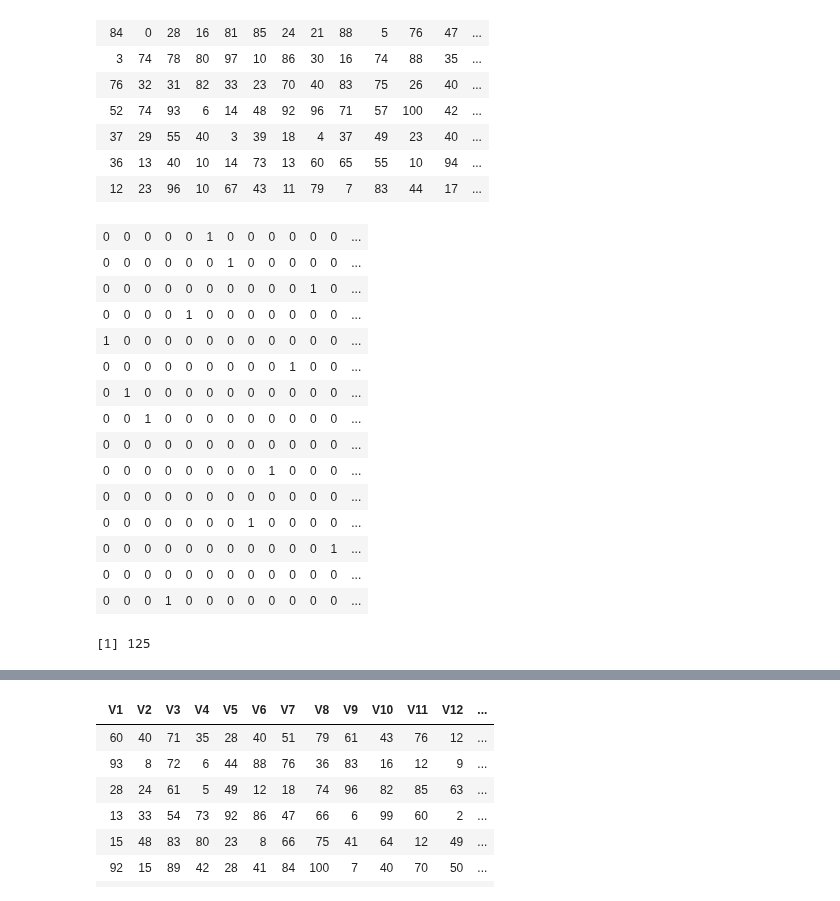
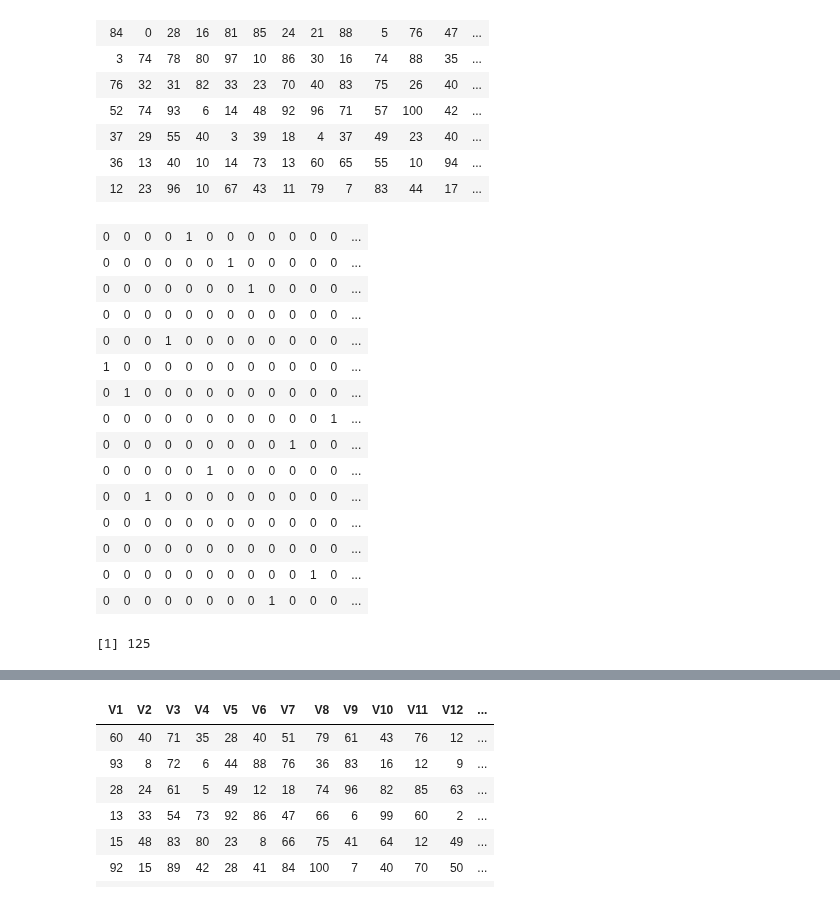
Before and after one commit to garciparedes/integer-programming-heuristics, a Jupyter notebook: integer-programming-heuristics.ipynb, the cells around one changed output, grey strips where cells are left out. Cells and saved outputs as stored; diff of their text form; code cells hidden in the pictures.

```diff
--- a/integer-programming-heuristics.ipynb
+++ b/integer-programming-heuristics.ipynb
@@ -235,24 +294,22 @@ V11
 | 12 | 23 | 96 | 10 | 67 | 43 | 11 | 79 | 7 | 83 | 44 | 17 | ... |
 # %%
 a <- AssignmentExact(matriz.15x15.2)
-matrix(a$solution,
-       nrow = dim(matriz.15x15.2)[1],
-       byrow = TRUE)
+matrix(a$solution, nrow = dim(matriz.15x15.2)[1])
 a$objval
 # %% [output]
+| 0 | 0 | 0 | 0 | 1 | 0 | 0 | 0 | 0 | 0 | 0 | 0 | ... |
+| 0 | 0 | 0 | 0 | 0 | 0 | 1 | 0 | 0 | 0 | 0 | 0 | ... |
+| 0 | 0 | 0 | 0 | 0 | 0 | 0 | 1 | 0 | 0 | 0 | 0 | ... |
+| 0 | 0 | 0 | 0 | 0 | 0 | 0 | 0 | 0 | 0 | 0 | 0 | ... |
+| 0 | 0 | 0 | 1 | 0 | 0 | 0 | 0 | 0 | 0 | 0 | 0 | ... |
+| 1 | 0 | 0 | 0 | 0 | 0 | 0 | 0 | 0 | 0 | 0 | 0 | ... |
+| 0 | 1 | 0 | 0 | 0 | 0 | 0 | 0 | 0 | 0 | 0 | 0 | ... |
+| 0 | 0 | 0 | 0 | 0 | 0 | 0 | 0 | 0 | 0 | 0 | 1 | ... |
+| 0 | 0 | 0 | 0 | 0 | 0 | 0 | 0 | 0 | 1 | 0 | 0 | ... |
 | 0 | 0 | 0 | 0 | 0 | 1 | 0 | 0 | 0 | 0 | 0 | 0 | ... |
-| 0 | 0 | 0 | 0 | 0 | 0 | 1 | 0 | 0 | 0 | 0 | 0 | ... |
-| 0 | 0 | 0 | 0 | 0 | 0 | 0 | 0 | 0 | 0 | 1 | 0 | ... |
-| 0 | 0 | 0 | 0 | 1 | 0 | 0 | 0 | 0 | 0 | 0 | 0 | ... |
-| 1 | 0 | 0 | 0 | 0 | 0 | 0 | 0 | 0 | 0 | 0 | 0 | ... |
-| 0 | 0 | 0 | 0 | 0 | 0 | 0 | 0 | 0 | 1 | 0 | 0 | ... |
-| 0 | 1 | 0 | 0 | 0 | 0 | 0 | 0 | 0 | 0 | 0 | 0 | ... |
 | 0 | 0 | 1 | 0 | 0 | 0 | 0 | 0 | 0 | 0 | 0 | 0 | ... |
 | 0 | 0 | 0 | 0 | 0 | 0 | 0 | 0 | 0 | 0 | 0 | 0 | ... |
+| 0 | 0 | 0 | 0 | 0 | 0 | 0 | 0 | 0 | 0 | 0 | 0 | ... |
+| 0 | 0 | 0 | 0 | 0 | 0 | 0 | 0 | 0 | 0 | 1 | 0 | ... |
 | 0 | 0 | 0 | 0 | 0 | 0 | 0 | 0 | 1 | 0 | 0 | 0 | ... |
-| 0 | 0 | 0 | 0 | 0 | 0 | 0 | 0 | 0 | 0 | 0 | 0 | ... |
-| 0 | 0 | 0 | 0 | 0 | 0 | 0 | 1 | 0 | 0 | 0 | 0 | ... |
-| 0 | 0 | 0 | 0 | 0 | 0 | 0 | 0 | 0 | 0 | 0 | 1 | ... |
-| 0 | 0 | 0 | 0 | 0 | 0 | 0 | 0 | 0 | 0 | 0 | 0 | ... |
-| 0 | 0 | 0 | 1 | 0 | 0 | 0 | 0 | 0 | 0 | 0 | 0 | ... |
 [1] 125
```
Also changed, not shown: parts of 13 cells of this notebook.
